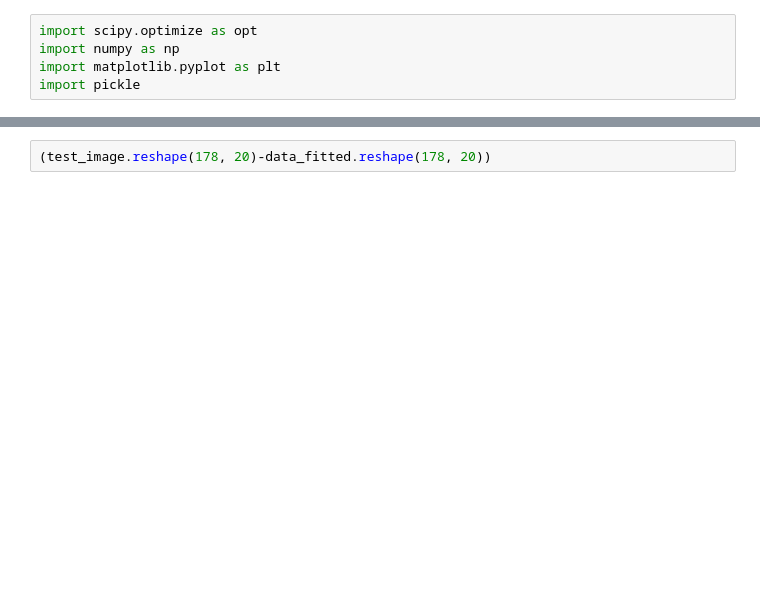
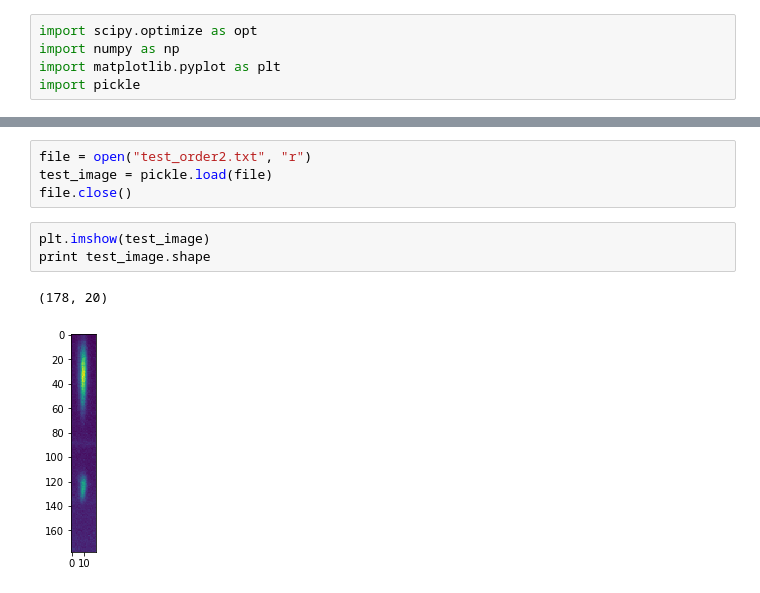
Before and after one commit to kywdavis/kast_ghosting, a Jupyter notebook: 2dgaus_multicomp.ipynb, the cells around one changed output, grey strips where cells are left out. Drawn from its saved outputs; the diff is of its cells as text; blank space fills up the shorter version.

```diff
--- a/2dgaus_multicomp.ipynb
+++ b/2dgaus_multicomp.ipynb
@@ -107,2 +113,10 @@ plt.show()
-# %%
-(test_image.reshape(178, 20)-data_fitted.reshape(178, 20))
+# %%
+file = open("test_order2.txt", "r")
+test_image = pickle.load(file)
+file.close()
+# %%
+plt.imshow(test_image)
+print test_image.shape
+# %% [output]
+(178, 20)
+[figure, added]
```
Also changed, not shown: parts of 14 cells of this notebook, 11 other files.
